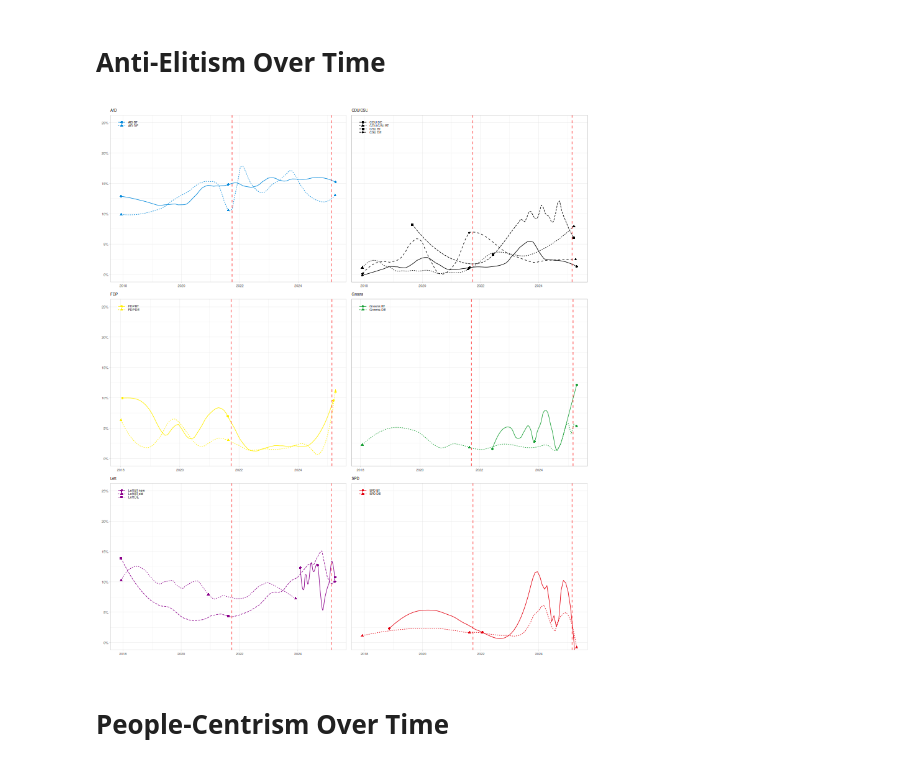
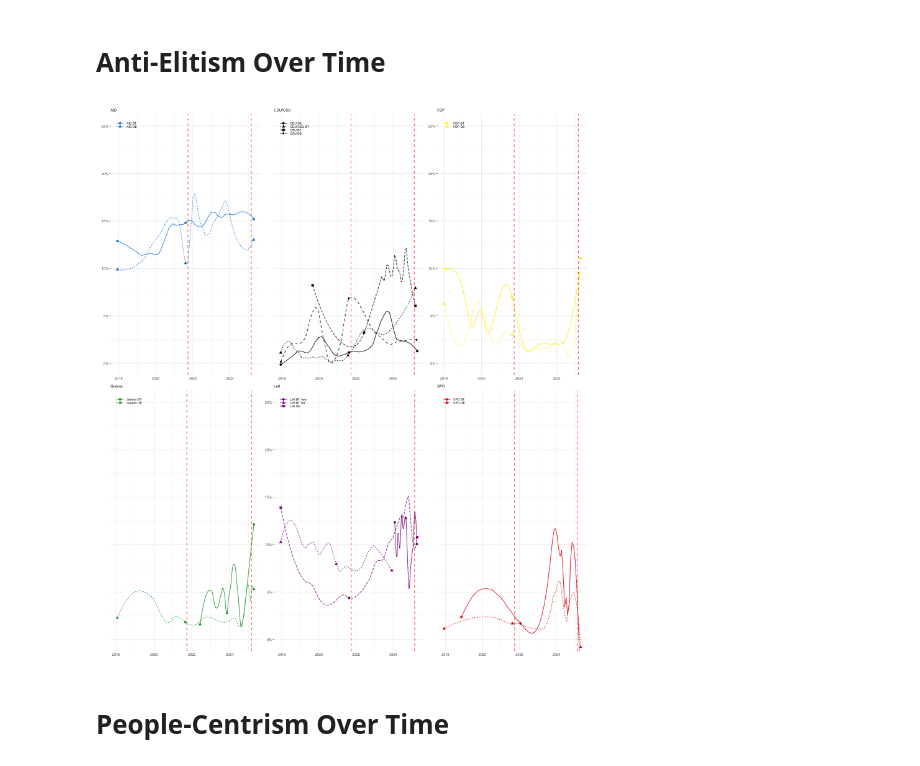
Before and after one commit to luerhard/anti-elitism-gets-views, a Jupyter notebook: pipeline/05-basic_descriptives.ipynb, the cells around one changed output. Saved outputs shown, nothing was run; the diff lists cells and outputs as text; code cells hidden in the pictures.

```diff
--- a/pipeline/05-basic_descriptives.ipynb
+++ b/pipeline/05-basic_descriptives.ipynb
@@ -405,3 +400,21 @@ options(warn = 0)
+# %%
+%%R
+options(warn = -1)
+p <- here(r_out, "figures", "populism_per_party.jpg")
+if (file.exists(p)) file.remove(p)
+combined_plots <- list()
+combined_plots[[1]] <- violin_plot
+combined_plots[[2]] <- popamount_plot
+
+ggsave(
+    p,
+    wrap_plots(combined_plots, ncol = 1),
+    dpi = 900,
+    units = "cm",
+    width=17,
+    height=13
+)
+options(warn = 0)
 # %% [markdown]
 # Anti-Elitism Over Time
 # %%
@@ -468,7 +481,7 @@ for(i in seq_along(parties)) {
         se = FALSE,
         span = 0.3,
         color = pmap[[p]],
-        size=0.4
+        linewidth=0.4
     ) +
     stat_smooth_func(
         aes(shape = channel),
@@ -485,34 +498,34 @@ for(i in seq_along(parties)) {
     coord_cartesian(ylim = c(0, 0.25)) +
     labs(
         title = p,
         y = if(is_right_column) NULL else "% Anti-Elitism",
         x = "Time") +
     theme_minimal(
         base_size = 7
     ) +
     theme(
       legend.position = c(0.02, 0.98),  # Top-left corner
       legend.justification = c(0, 1),
       legend.background = element_blank(),
       legend.title = element_blank(),
       legend.text = element_text(size = 5),
       legend.key.size = unit(0.1, "cm"),
       legend.key.width = unit(0.5, "cm"),
       axis.title.y = element_blank(),
       axis.title.x = element_blank(),
       axis.text.y = if(is_right_column) element_blank() else element_text(),
       axis.ticks.y = if(is_right_column) element_blank() else element_line(),
       strip.text = element_text(size = 5),
       title = element_text(size = 5)
     ) +
     guides(
         shape = guide_legend(override.aes = list(size = 1.5)),
     )
 }
 
 # Combine plots
-plot <- wrap_plots(plots, ncol = 2)
-plot
+elite_over_time_plot <- wrap_plots(plots, ncol = 3)
+elite_over_time_plot
 # %% [output]
-[figure, old version]
+[figure, new version]
 # %%
```
Also changed, not shown: parts of 11 cells of this notebook, 4 other files.
